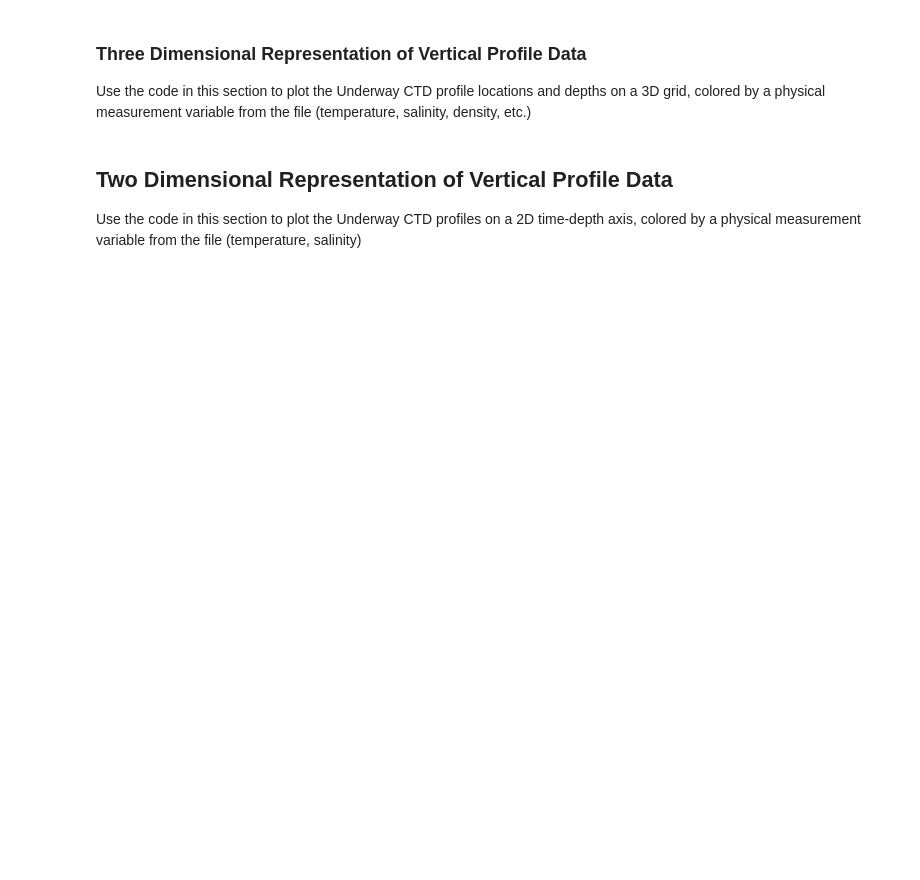
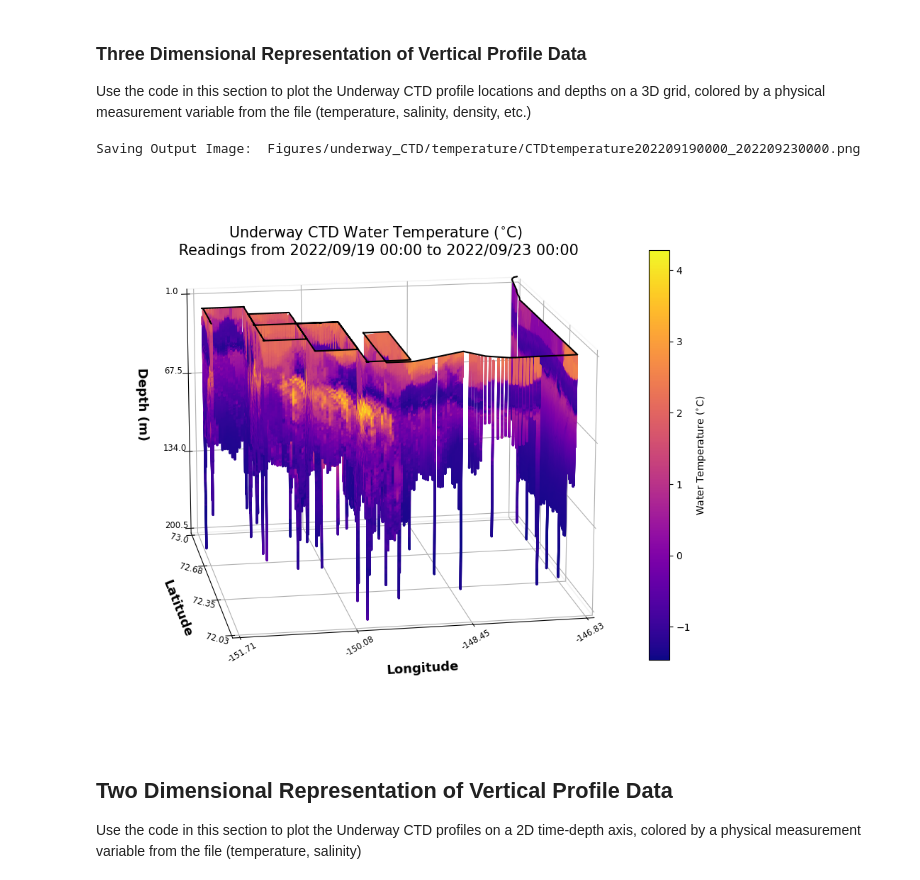
Before and after one commit to NASA-SASSIE/data-vis, a Jupyter notebook: Notebooks/SASSIE_uCTD.ipynb, the cells around one changed output. Cells and saved outputs as stored; diff of their text form; code cells hidden in the pictures; blank space fills up the shorter version.

```diff
--- a/Notebooks/SASSIE_uCTD.ipynb
+++ b/Notebooks/SASSIE_uCTD.ipynb
@@ -184,3 +183,36 @@ def make_3d_grid(latmin,latmax,lonmin,lonmax,pmin,pmax):
+# %%
+def make_3d_grid(latmin,latmax,lonmin,lonmax,dmin,dmax):
+        global fig
+        global ax
+
+        fig = plt.figure(figsize=(10,8))
+        ax = plt.axes(projection='3d',computed_zorder=False)
+        ax.xaxis.pane.fill = False
+        ax.yaxis.pane.fill = False
+        ax.zaxis.pane.fill = False
+
+
+        ax.set_xlim(lonmin, lonmax); ax.set_ylim(latmin,latmax); ax.set_zlim(dmin,dmax);
+        ax.get_xaxis().get_major_formatter().set_useOffset(False)
+        xticks = list(np.linspace(lonmin,lonmax,4))
+        ax.set_xticks(np.around(xticks,2))
+        ax.set_xticklabels(np.around(xticks,2),rotation=30, ha='center',va='center', minor=False,size='small')
+
+        yticks = list(np.linspace(latmin,latmax,4))
+        ax.set_yticks(np.around(yticks,2))
+        ax.invert_yaxis()
+        ax.set_yticklabels(np.around(yticks,2),rotation=-15,va='bottom', minor=False,size='small')
+
+        zticks = list(np.linspace(dmin,dmax,4))
+        ax.set_zticks(np.around(zticks,2))
+        ax.set_zticklabels(np.around(zticks,2),ha='center',va='center', minor=False,size='small')
+
+        ax.set_xlabel('Longitude',fontsize=13,labelpad=10,fontweight='bold')
+        ax.set_ylabel('Latitude',fontsize=13,labelpad = 7,fontweight='bold')
+        ax.set_zlabel('Depth (m)',fontsize=13,labelpad = 16,fontweight='bold')
+        ax.view_init(195,280)
+        fig.canvas.draw()
+        plt.tight_layout()
 # %% [markdown]
 <h3>Configure Supporting Data to Add to Maps</h3>
 # %% [markdown]
@@ -342,7 +379,7 @@ def uCTD_profiles(start_date,end_date,var,ship_track=True):
         make_3d_grid(latmin,latmax,lonmin,lonmax,pmin,pmax)
 
         #add a title to the grid:
-        ax.set_title('Castaway CTD'+' '+var_label+' '+'Readings from'+' '+str(start_date.year)+'/'+str(start_date.month).zfill(2)+'/'+str(start_date.day).zfill(2)+' '+str(start_date.hour).zfill(2)+':'+str(start_date.minute).zfill(2)+' to '+str(end_date.year)+'/'+str(end_date.month).zfill(2)+'/'+str(end_date.day).zfill(2)+' '+str(end_date.hour).zfill(2)+':'+str(end_date.minute).zfill(2),fontsize=15,pad=None)
+        ax.set_title('Underway CTD'+' '+var_label+' '+'\n Readings from'+' '+str(start_date.year)+'/'+str(start_date.month).zfill(2)+'/'+str(start_date.day).zfill(2)+' '+str(start_date.hour).zfill(2)+':'+str(start_date.minute).zfill(2)+' to '+str(end_date.year)+'/'+str(end_date.month).zfill(2)+'/'+str(end_date.day).zfill(2)+' '+str(end_date.hour).zfill(2)+':'+str(end_date.minute).zfill(2),fontsize=15,y = 0.93)
 
         #Add the ship track to show the path of the casting:
         if ship_track==True:
@@ -351,7 +388,7 @@ def uCTD_profiles(start_date,end_date,var,ship_track=True):
         ##APPLY CTD DATA
         a = ax.scatter(lon,lat,depth,c=(CTD_var.values),cmap = colormap,s=2,zorder=1)
         #add a colorbar
-        fig.colorbar(a,label = var_label)
+        fig.colorbar(a,label = var_label, shrink=0.75, pad = 0)
 
         ## SAVE THE FIGURE
         if not os.path.exists(fig_dir+var+'/'):
@@ -363,7 +400,10 @@ def uCTD_profiles(start_date,end_date,var,ship_track=True):
         print('There are no Castaway CTD profiles from ' + str(start_date.year)+'/'+str(start_date.month).zfill(2)+'/'+str(start_date.day).zfill(2)+' '+str(start_date.hour).zfill(2)+':'+str(start_date.minute).zfill(2)+' to '+str(end_date.year)+'/'+str(end_date.month).zfill(2)+'/'+str(end_date.day).zfill(2)+' '+str(end_date.hour).zfill(2)+':'+str(end_date.minute).zfill(2))
 # %%
 uCTD_profiles(play4_start,play4_end,'temperature')
-uCTD_profiles(play4_start,play4_end,'salinity')
+#uCTD_profiles(play4_start,play4_end,'salinity')
+# %% [output]
+Saving Output Image:  Figures/underway_CTD/temperature/CTDtemperature202209190000_202209230000.png
+[figure, added]
 # %% [markdown]
 <h2>Two Dimensional Representation of Vertical Profile Data</h2>
 Use the code in this section to plot the Underway CTD profiles on a 2D time-depth axis, colored by a physical measurement variable from the file (temperature, salinity)
```
Also changed, not shown: parts of 14 cells of this notebook.
